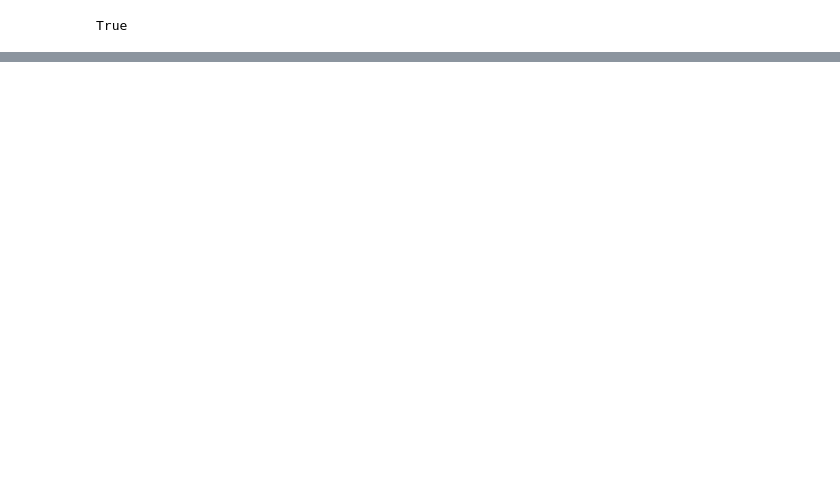
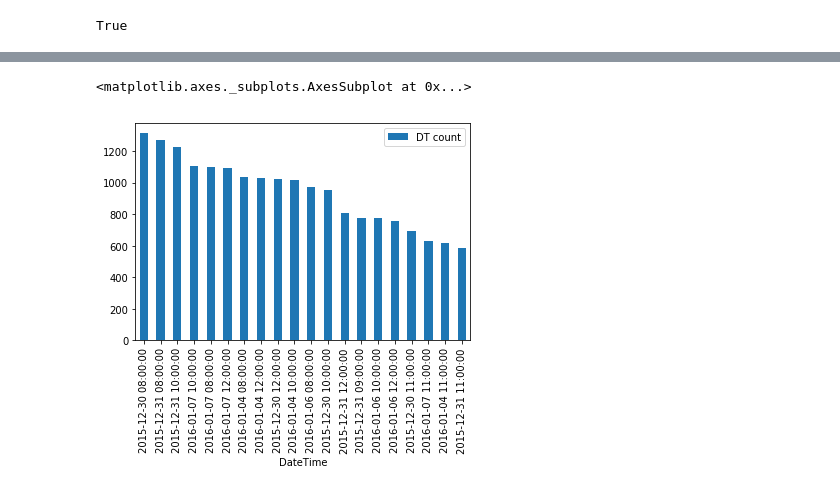
Before and after one commit to usn1485/LAParkingCitations, a Jupyter notebook: LAParking.ipynb, the cells around one changed output, grey strips where cells are left out. Drawn from its saved outputs; the diff is of its cells as text; code cells hidden in the pictures; blank space fills up the shorter version.

Commit message:
calculated Max Ticket Day, Month and time of the day

```diff
--- a/LAParking.ipynb
+++ b/LAParking.ipynb
@@ -129,0 +120,9 @@ Name: Ticket number, dtype: int64
+# %%
+#Creating new dataframe to store only ticket number and DateTime index
+DatetimeDF=Date_time_df.copy()
+DatetimeDF=DatetimeDF[["Ticket number","DateTime"]]
+#DatetimeDF.head()
+# %%
+#Setting Index to Datetime column
+DatetimeDF=(DatetimeDF.set_index(["DateTime"]))
+#DatetimeDF.head()
@@ -129,0 +139,7 @@ Name: Ticket number, dtype: int64
+# %%
+TimeDF=pd.DataFrame()
+# %%
+#What time is more ciatation have been given?
+
+TimeDF["DT count"]=DatetimeDF["Ticket number"].resample('H').count()
+TimeDF.nlargest(20, "DT count", keep='first')
@@ -129,0 +165,5 @@ Name: Ticket number, dtype: int64
+# %%
+TimeDF.nlargest(20, "DT count", keep='first').plot(kind='bar')
+# %% [output]
+<matplotlib.axes._subplots.AxesSubplot at 0x...>
+[figure, added]
```
Also changed, not shown: parts of 28 cells of this notebook.
